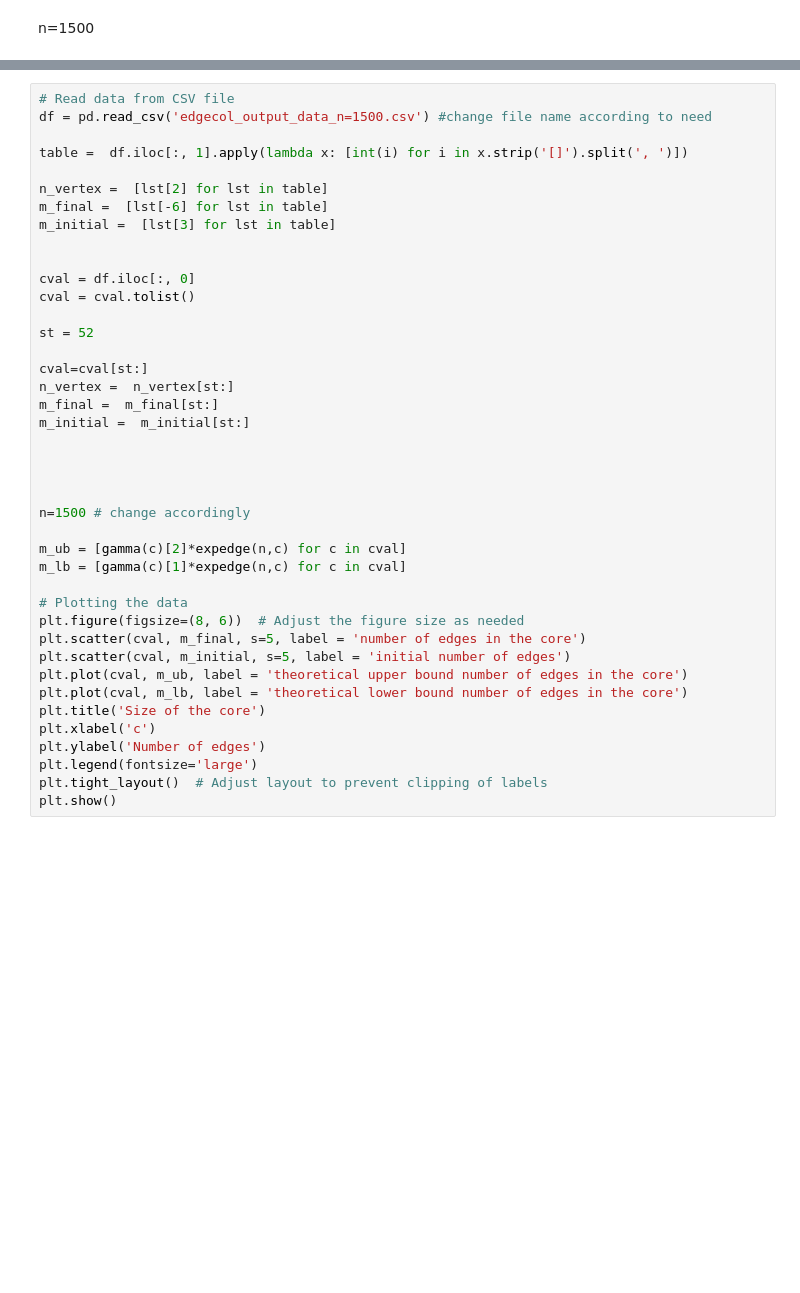
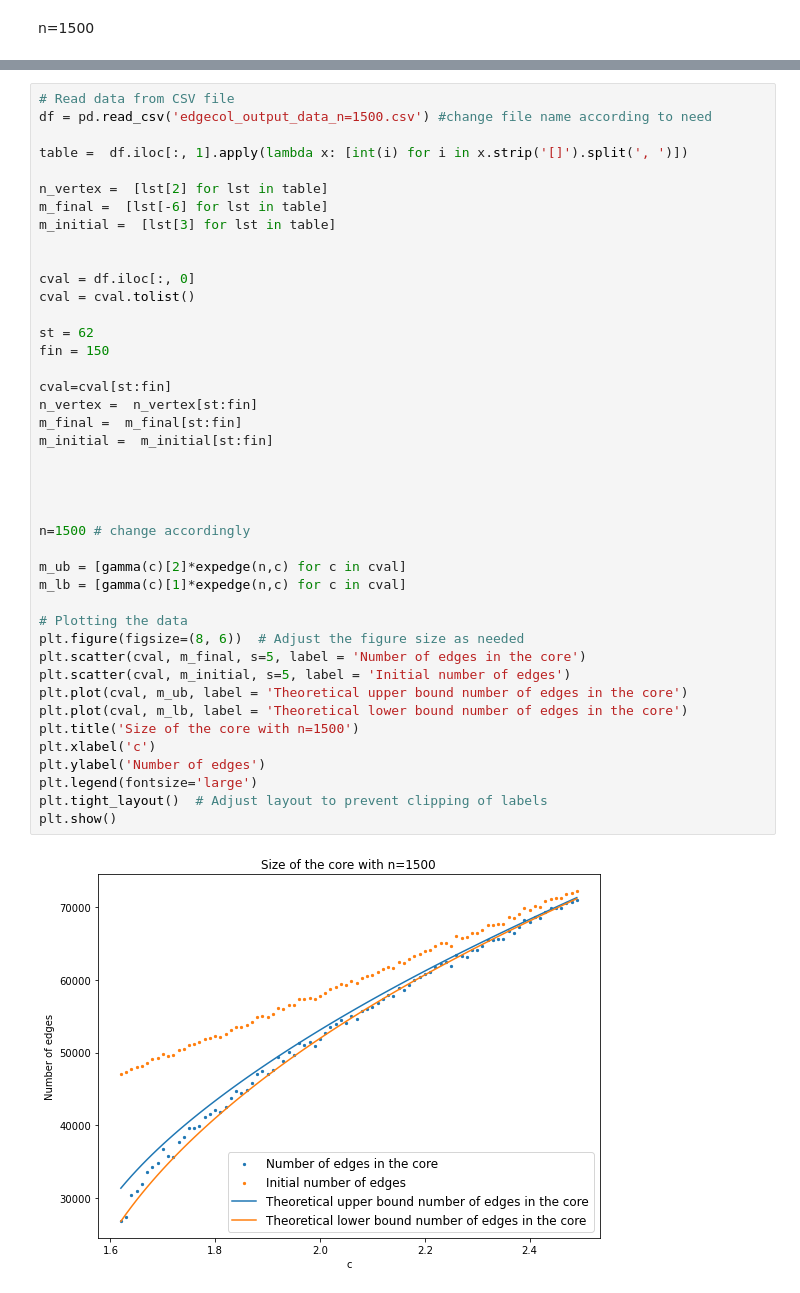
Before and after one commit to soumikdt/Edge-Collapse-On-Random-Clique-Complex, a Jupyter notebook: visual.ipynb, the cells around one changed output, grey strips where cells are left out. Drawn from its saved outputs; the diff is of its cells as text; blank space fills up the shorter version.

```diff
--- a/visual.ipynb
+++ b/visual.ipynb
@@ -233,40 +235,43 @@ plt.show()
 # Read data from CSV file
 df = pd.read_csv('edgecol_output_data_n=1500.csv') #change file name according to need
 
 table =  df.iloc[:, 1].apply(lambda x: [int(i) for i in x.strip('[]').split(', ')])
 
 n_vertex =  [lst[2] for lst in table]
 m_final =  [lst[-6] for lst in table]
 m_initial =  [lst[3] for lst in table]
 
 
 cval = df.iloc[:, 0]
 cval = cval.tolist()
 
-st = 52
+st = 62
+fin = 150
 
-cval=cval[st:]
-n_vertex =  n_vertex[st:]
-m_final =  m_final[st:]
-m_initial =  m_initial[st:]
+cval=cval[st:fin]
+n_vertex =  n_vertex[st:fin]
+m_final =  m_final[st:fin]
+m_initial =  m_initial[st:fin]
 
 
 
 
 n=1500 # change accordingly
 
 m_ub = [gamma(c)[2]*expedge(n,c) for c in cval]
 m_lb = [gamma(c)[1]*expedge(n,c) for c in cval]
 
 # Plotting the data
 plt.figure(figsize=(8, 6))  # Adjust the figure size as needed
-plt.scatter(cval, m_final, s=5, label = 'number of edges in the core')
-plt.scatter(cval, m_initial, s=5, label = 'initial number of edges')
-plt.plot(cval, m_ub, label = 'theoretical upper bound number of edges in the core')
-plt.plot(cval, m_lb, label = 'theoretical lower bound number of edges in the core')
-plt.title('Size of the core')
+plt.scatter(cval, m_final, s=5, label = 'Number of edges in the core')
+plt.scatter(cval, m_initial, s=5, label = 'Initial number of edges')
+plt.plot(cval, m_ub, label = 'Theoretical upper bound number of edges in the core')
+plt.plot(cval, m_lb, label = 'Theoretical lower bound number of edges in the core')
+plt.title('Size of the core with n=1500')
 plt.xlabel('c')
 plt.ylabel('Number of edges')
 plt.legend(fontsize='large')
 plt.tight_layout()  # Adjust layout to prevent clipping of labels
 plt.show()
+# %% [output]
+[figure, added]
```
Also changed, not shown: parts of 8 cells of this notebook.
